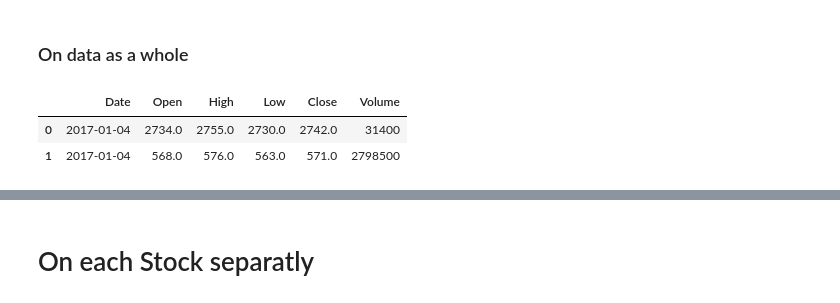
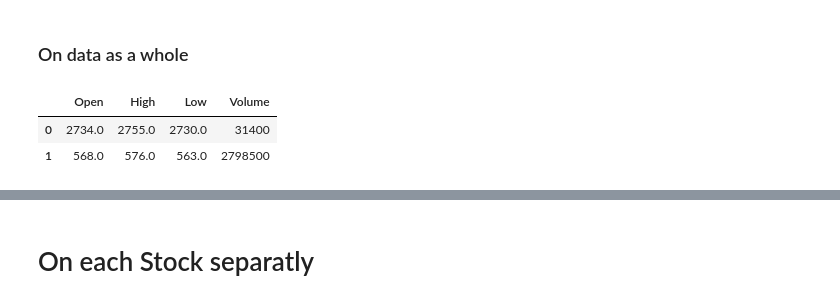
Before and after one commit to danmerus/JPX, a Jupyter notebook: boost.ipynb, the cells around one changed output, grey strips where cells are left out. Drawn from its saved outputs; the diff is of its cells as text; code cells hidden in the pictures.

```diff
--- a/boost.ipynb
+++ b/boost.ipynb
@@ -76,14 +78,14 @@ tr_stock_prices.head(2)
 # %%
 tr_stock_prices = prep_prices(tr_stock_prices)
 
 feats = ['Open','High','Low','Volume']
 X = (tr_stock_prices[feats])
 y = tr_stock_prices['Close']
-featrures.head(2)
+X.head(2)
 # %% [output]
-|  | Date | Open | High | Low | Close | Volume |
-| 0 | 2017-01-04 | 2734.0 | 2755.0 | 2730.0 | 2742.0 | 31400 |
-| 1 | 2017-01-04 | 568.0 | 576.0 | 563.0 | 571.0 | 2798500 |
+|  | Open | High | Low | Volume |
+| 0 | 2734.0 | 2755.0 | 2730.0 | 31400 |
+| 1 | 568.0 | 576.0 | 563.0 | 2798500 |
 # %%
 X_train, X_test, y_train, y_test = train_test_split(X, y, test_size=0.2, random_state=42, shuffle=False)
 # %%
```
Also changed, not shown: parts of 20 cells of this notebook.
